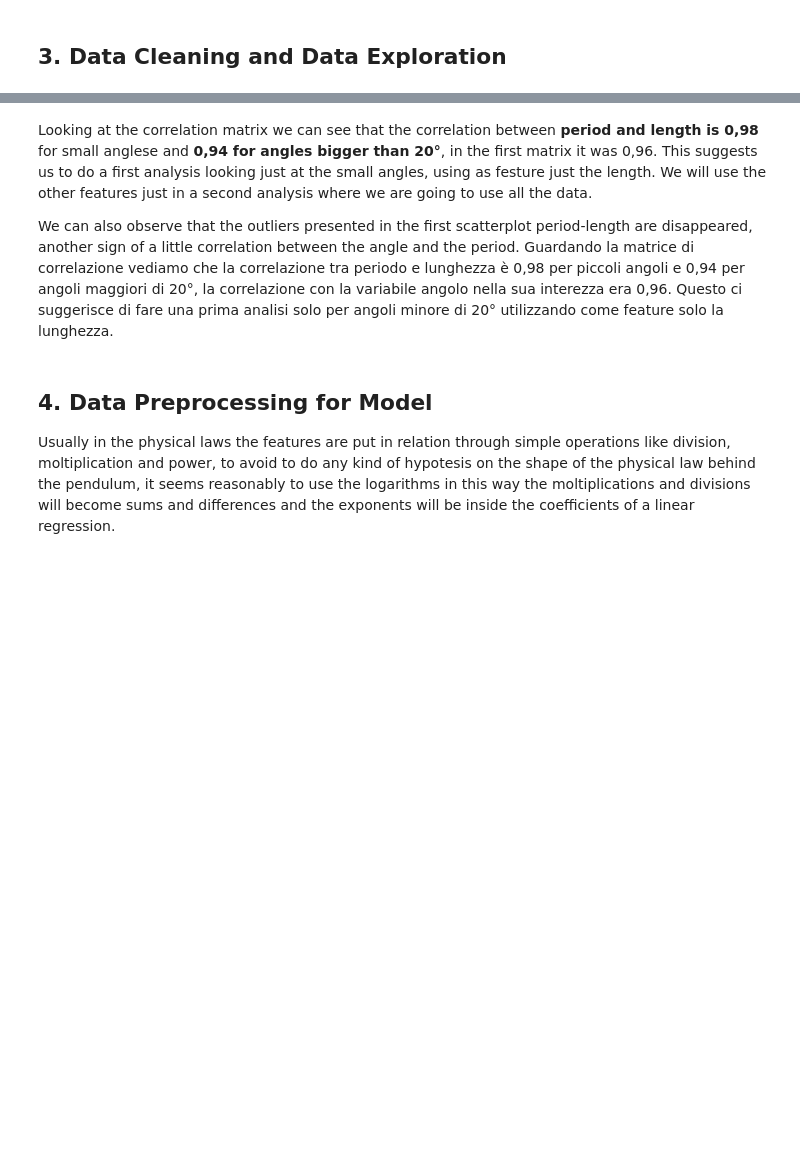
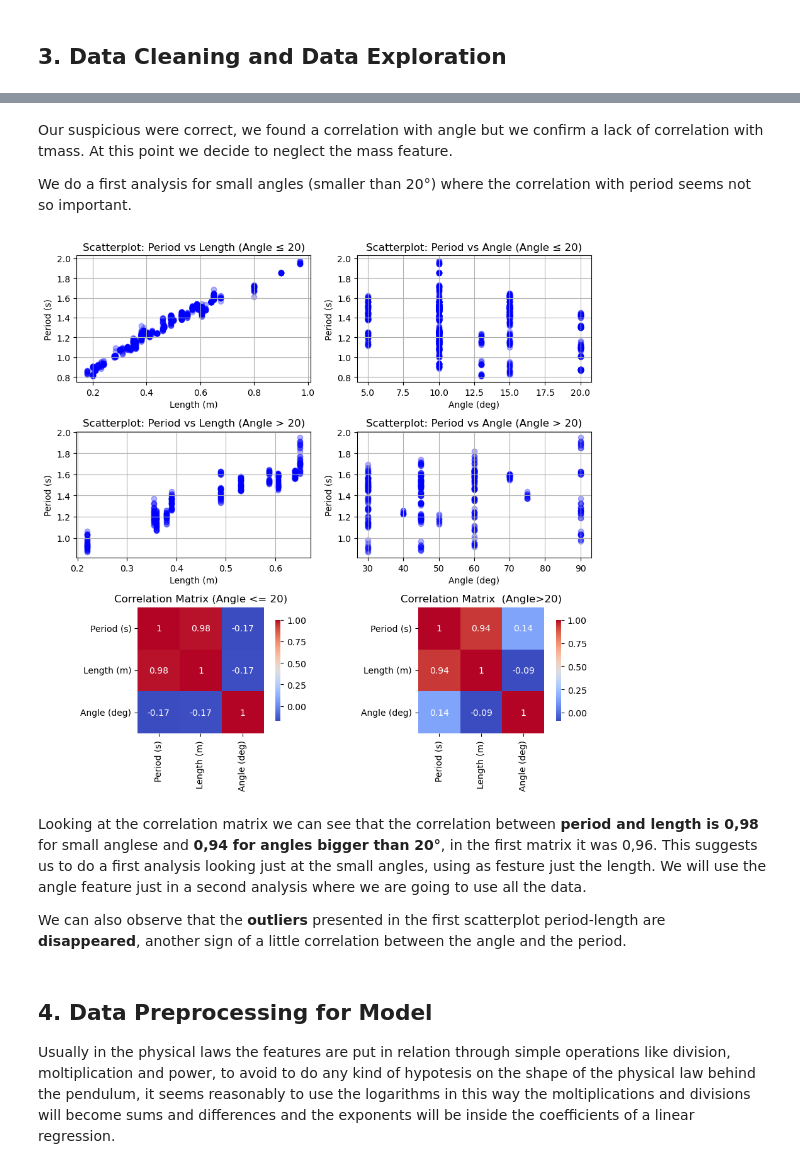
Before and after one commit to Giuseppe86-lab/Personal_Projects, a Jupyter notebook: Pendolo e ML/Pendulum_ML_Analysis.ipynb, the cells around one changed output, grey strips where cells are left out. Cells and saved outputs as stored; diff of their text form; code cells hidden in the pictures; blank space fills up the shorter version.

```diff
--- a/Pendolo e ML/Pendulum_ML_Analysis.ipynb
+++ b/Pendolo e ML/Pendulum_ML_Analysis.ipynb
@@ -144,53 +144,57 @@ plt.show()
 [figure]
+# %% [markdown]
+Our suspicious were correct, we found a correlation with angle but we confirm a lack of correlation with tmass. At this point we decide to neglect the mass feature.
+
+We do a first analysis for small angles (smaller than 20°) where the correlation with period seems not so important.
 # %%
 # Filter to select only the entries with Angle <= 20°
 filtered_df = df[df['Angle (deg)'] <= 20]
 
 
 fig, axes = plt.subplots(3, 2, figsize=(9, 9))
-axes[0,0].scatter(filtered_df['Length (m)'], filtered_df['Period (s)'], color='b', alpha=0.7)
+axes[0,0].scatter(filtered_df['Length (m)'], filtered_df['Period (s)'], color='b', alpha=0.3)
 axes[0,0].set_xlabel('Length (m)')
 axes[0,0].set_ylabel('Period (s)')
 axes[0,0].set_title('Scatterplot: Period vs Length (Angle ≤ 20)')
 axes[0,0].grid(True)
 
-axes[0,1].scatter(filtered_df['Angle (deg)'], filtered_df['Period (s)'], color='b', alpha=0.7)
+axes[0,1].scatter(filtered_df['Angle (deg)'], filtered_df['Period (s)'], color='b', alpha=0.3)
 axes[0,1].set_xlabel('Angle (deg)')
 axes[0,1].set_ylabel('Period (s)')
 axes[0,1].set_title('Scatterplot: Period vs Angle (Angle ≤ 20)')
 axes[0,1].grid(True)
 
 # Filter to select only the entries with Angle > 20°
 opposite_df = df[~(df['Angle (deg)'] <= 20)]
 
-axes[1,0].scatter(opposite_df['Length (m)'], opposite_df['Period (s)'], color='b', alpha=0.7)
+axes[1,0].scatter(opposite_df['Length (m)'], opposite_df['Period (s)'], color='b', alpha=0.3)
 axes[1,0].set_xlabel('Length (m)')
 axes[1,0].set_ylabel('Period (s)')
 axes[1,0].set_title('Scatterplot: Period vs Length (Angle > 20)')
 axes[1,0].grid(True)
 
-axes[1,1].scatter(opposite_df['Angle (deg)'], opposite_df['Period (s)'], color='b', alpha=0.7)
+axes[1,1].scatter(opposite_df['Angle (deg)'], opposite_df['Period (s)'], color='b', alpha=0.3)
 axes[1,1].set_xlabel('Angle (deg)')
 axes[1,1].set_ylabel('Period (s)')
 axes[1,1].set_title('Scatterplot: Period vs Angle (Angle > 20)')
 axes[1,1].grid(True)
 
-correlation_matrix_1 = filtered_df[['Period (s)', 'Length (m)', 'Mass (kg)', 'Angle (deg)']].corr()
-correlation_matrix_2 = opposite_df[['Period (s)', 'Length (m)', 'Mass (kg)', 'Angle (deg)']].corr()
+correlation_matrix_1 = filtered_df[['Period (s)', 'Length (m)', 'Angle (deg)']].corr()
+correlation_matrix_2 = opposite_df[['Period (s)', 'Length (m)', 'Angle (deg)']].corr()
 
 sns.heatmap(correlation_matrix_1, annot=True, cmap='coolwarm', square=True, cbar_kws={"shrink": .8}, ax=axes[2,0])
 axes[2,0].set_title("Correlation Matrix (Angle <= 20)")
 sns.heatmap(correlation_matrix_2, annot=True, cmap='coolwarm', square=True, cbar_kws={"shrink": .8}, ax=axes[2,1])
 axes[2,1].set_title("Correlation Matrix  (Angle>20)")
-
+plt.tight_layout()
 plt.savefig('API_Pendulum/plots_by_angles.jpg')
-plt.tight_layout()
 plt.show()
+# %% [output]
+[figure, added]
 # %% [markdown]
-Looking at the correlation matrix we can see that the correlation between **period and length is 0,98** for small anglese and **0,94 for angles bigger than 20°**, in the first matrix it was 0,96. This suggests us to do a first analysis looking just at the small angles, using as festure just the length. We will use the other features just in a second analysis where we are going to use all the data.
+Looking at the correlation matrix we can see that the correlation between **period and length is 0,98** for small anglese and **0,94 for angles bigger than 20°**, in the first matrix it was 0,96. This suggests us to do a first analysis looking just at the small angles, using as festure just the length. We will use the angle feature just in a second analysis where we are going to use all the data.
 
-We can also observe that the outliers presented in the first scatterplot period-length are disappeared, another sign of a little correlation between the angle and the period.
-Guardando la matrice di correlazione vediamo che la correlazione tra periodo e lunghezza è 0,98 per piccoli angoli e 0,94 per angoli maggiori di 20°, la correlazione con la variabile angolo nella sua interezza era 0,96. Questo ci suggerisce di fare una prima analisi solo per angoli minore di 20° utilizzando come feature solo la lunghezza.
+We can also observe that the **outliers** presented in the first scatterplot period-length are **disappeared**, another sign of a little correlation between the angle and the period.
 # %% [markdown]
 ## 4. Data Preprocessing for Model
 
```
Also changed, not shown: parts of 17 cells of this notebook, 3 other files.
